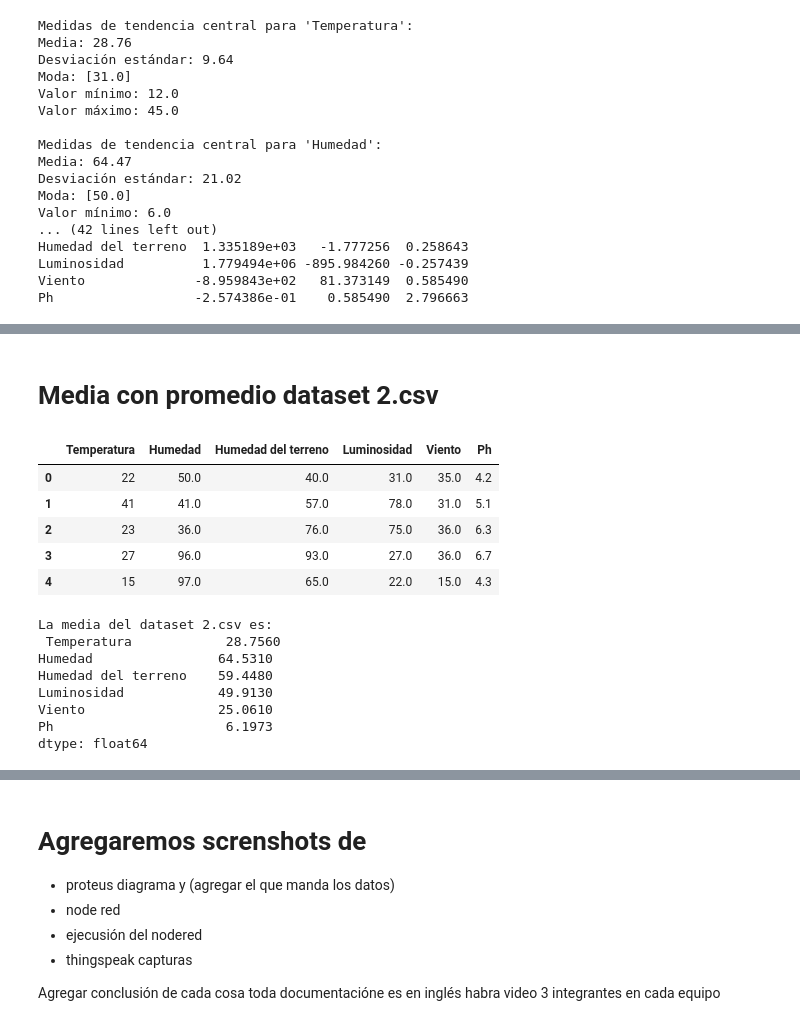
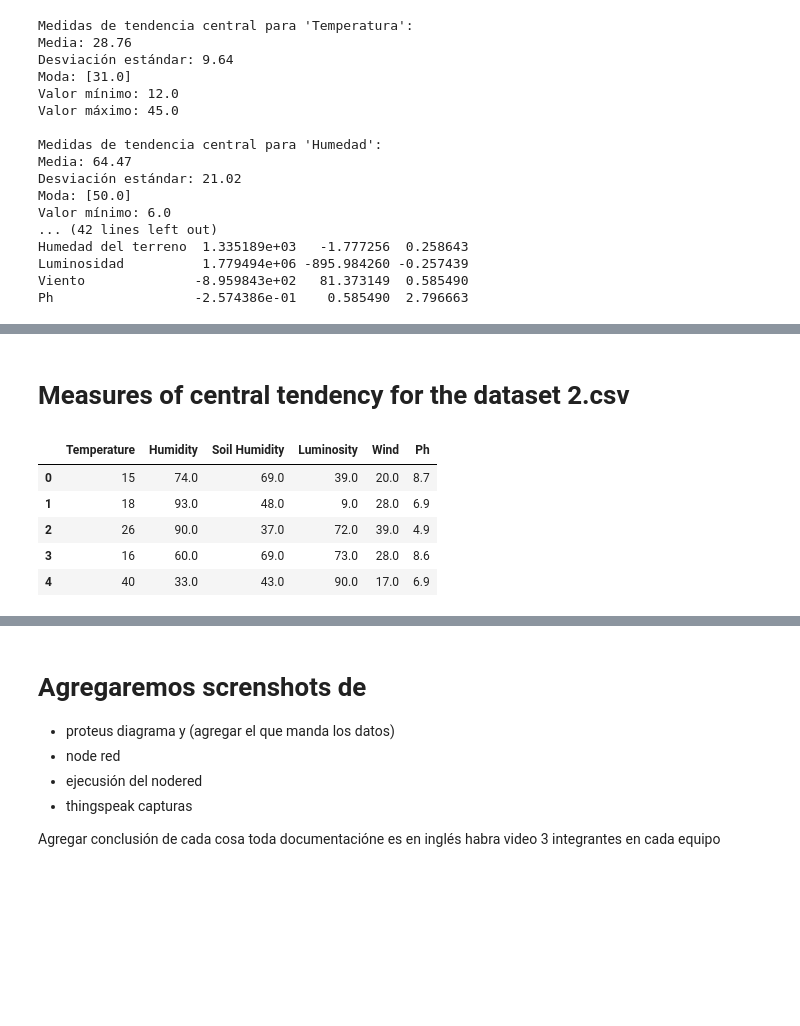
Before and after one commit to MauricioASG/IA13_Dataset_U1, a Jupyter notebook: invernadero.ipynb, the cells around one changed output, grey strips where cells are left out. Drawn from its saved outputs; the diff is of its cells as text; code cells hidden in the pictures; blank space fills up the shorter version.

```diff
--- a/invernadero.ipynb
+++ b/invernadero.ipynb
@@ -227,31 +283,22 @@ Ph                  -2.574386e-01    0.585490  2.796663
 # %% [markdown]
-# Media con promedio dataset 2.csv
+# Measures of central tendency for the dataset 2.csv
-# %%
-# Cargar sin encabezados
-df2 = pd.read_csv("2.csv", header=None)
-lista = ['Temperatura', 'Humedad', 'Humedad del terreno', 'Luminosidad', 'Viento', 'Ph']
-# Asignar nombres de columnas
-df2.columns = lista
-# Ver las primeras filas para confirmar
-df2.head()
-# %% [output]
-|  | Temperatura | Humedad | Humedad del terreno | Luminosidad | Viento | Ph |
-| 0 | 22 | 50.0 | 40.0 | 31.0 | 35.0 | 4.2 |
-| 1 | 41 | 41.0 | 57.0 | 78.0 | 31.0 | 5.1 |
-| 2 | 23 | 36.0 | 76.0 | 75.0 | 36.0 | 6.3 |
-| 3 | 27 | 96.0 | 93.0 | 27.0 | 36.0 | 6.7 |
-| 4 | 15 | 97.0 | 65.0 | 22.0 | 15.0 | 4.3 |
-# %%
-# Convertir a números y forzar errores a NaN
-df2 = df2.apply(pd.to_numeric, errors='coerce')
-media = df2.mean()
-print("La media del dataset 2.csv es: \n", media)
-# %% [output]
-La media del dataset 2.csv es:
- Temperatura            28.7560
-Humedad                64.5310
-Humedad del terreno    59.4480
-Luminosidad            49.9130
-Viento                 25.0610
-Ph                      6.1973
-dtype: float64
+# %%
+# Import libraries
+import pandas as pd
+import numpy as np
+import matplotlib.pyplot as plt
+# Load the dataset
+df = pd.read_csv("2.csv")
+
+# Add titles to the dataset columns
+list = ['Temperature', 'Humidity', 'Soil Humidity', 'Luminosity', 'Wind', 'Ph']
+# Assign the list to the dataset columns
+df.columns = list
+df.head()
+# %% [output]
+|  | Temperature | Humidity | Soil Humidity | Luminosity | Wind | Ph |
+| 0 | 15 | 74.0 | 69.0 | 39.0 | 20.0 | 8.7 |
+| 1 | 18 | 93.0 | 48.0 | 9.0 | 28.0 | 6.9 |
+| 2 | 26 | 90.0 | 37.0 | 72.0 | 39.0 | 4.9 |
+| 3 | 16 | 60.0 | 69.0 | 73.0 | 28.0 | 8.6 |
+| 4 | 40 | 33.0 | 43.0 | 90.0 | 17.0 | 6.9 |
```
Also changed, not shown: parts of 20 cells of this notebook, 1 other file.
